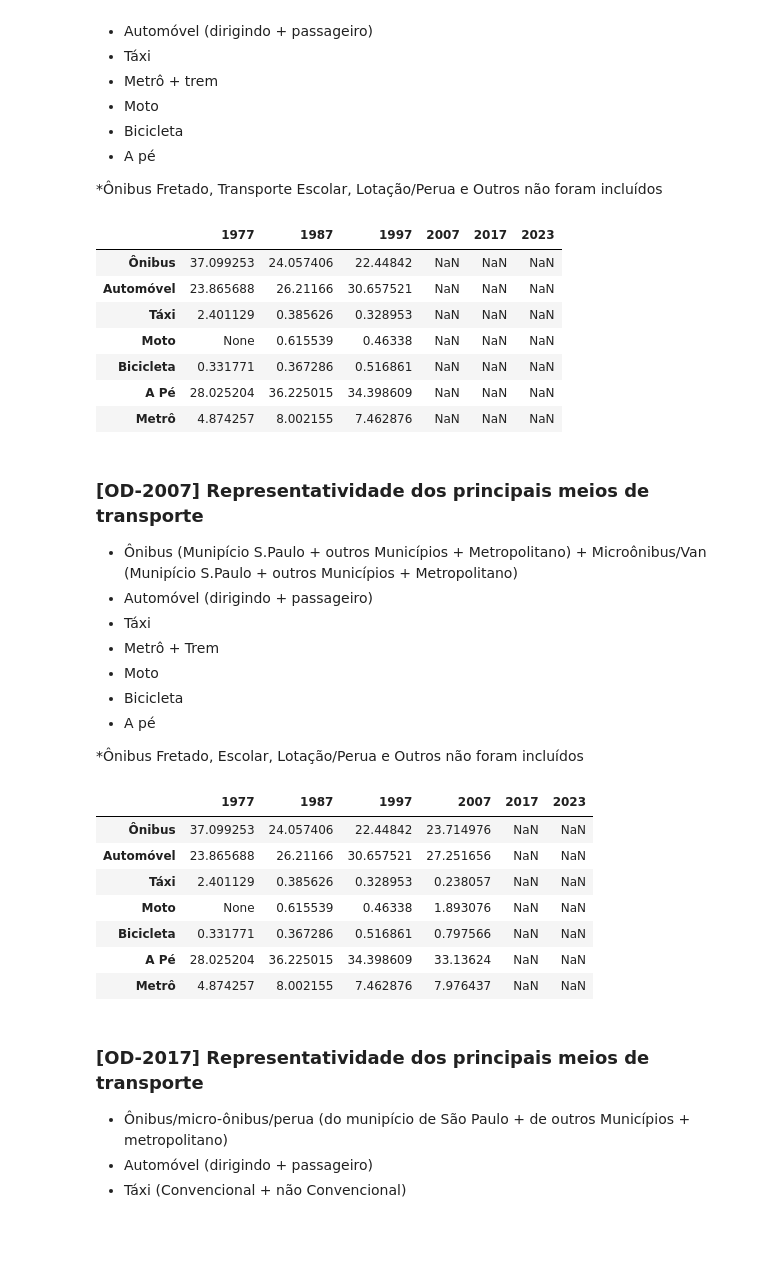
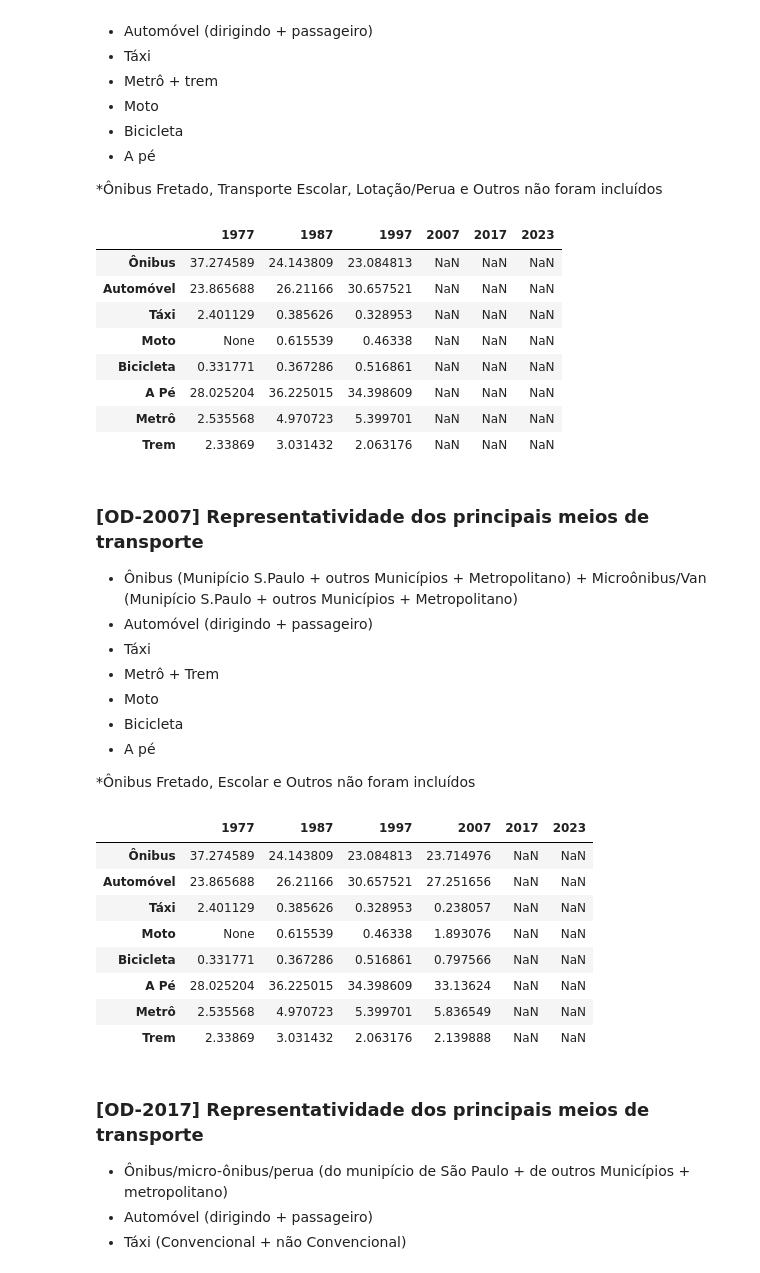
Before and after one commit to gustavo-rmontes/TCC, a Jupyter notebook: analysis_scripts/modes_over_years.ipynb, the cells around one changed output. Saved outputs shown, nothing was run; the diff lists cells and outputs as text; code cells hidden in the pictures; blank space fills up the shorter version.

```diff
--- a/analysis_scripts/modes_over_years.ipynb
+++ b/analysis_scripts/modes_over_years.ipynb
@@ -134,6 +137,7 @@ od_87_modes = {
     "Dirigindo Automóvel": 5,
     "Passageiro de Automóvel": 6,
     "Táxi": 7,
+    "Lotação/Perua": 8,
     "Metrô": 9,
     "Trem": 10,
     "Moto": 11,
@@ -154,13 +158,14 @@ main_modes_percent_87 = {
 main_modes_87_df = pd.DataFrame(main_modes_percent_87, index=["Percentual"]).T
 # %%
 # Adiciona os percentuais ao dataframe de análise final
-final_df.loc["Ônibus", "1987"] = main_modes_87_df.loc["Ônibus Diesel", "Percentual"] + main_modes_87_df.loc["Trólebus", "Percentual"]
+final_df.loc["Ônibus", "1987"] = main_modes_87_df.loc["Ônibus Diesel", "Percentual"] + main_modes_87_df.loc["Trólebus", "Percentual"] + main_modes_87_df.loc["Lotação/Perua", "Percentual"]
 final_df.loc["Automóvel", "1987"] = main_modes_87_df.loc["Dirigindo Automóvel", "Percentual"] + main_modes_87_df.loc["Passageiro de Automóvel", "Percentual"]
 final_df.loc["Táxi", "1987"] = main_modes_87_df.loc["Táxi", "Percentual"]
 final_df.loc["Moto", "1987"] = main_modes_87_df.loc["Moto", "Percentual"]
 final_df.loc["Bicicleta", "1987"] = main_modes_87_df.loc["Bicicleta", "Percentual"]
 final_df.loc["A Pé", "1987"] = main_modes_87_df.loc["A Pé", "Percentual"]
-final_df.loc["Metrô", "1987"] = main_modes_87_df.loc["Metrô", "Percentual"] + main_modes_87_df.loc["Trem", "Percentual"]
+final_df.loc["Metrô", "1987"] = main_modes_87_df.loc["Metrô", "Percentual"]
+final_df.loc["Trem", "1987"] = + main_modes_87_df.loc["Trem", "Percentual"]
 final_df
 # %% [output]
 |  | 1977 | 1987 | 1997 | 2007 | 2017 | 2023 |
@@ -190,6 +196,7 @@ od_97_modes = {
     "Dirigindo Automóvel": 4,
     "Passageiro de Automóvel": 5,
     "Táxi": 6,
+    "Lotação/Perua": 7,
     "Metrô": 8,
     "Trem": 9,
     "Moto": 10,
@@ -210,23 +217,25 @@ main_modes_percent_97 = {
 main_modes_97_df = pd.DataFrame(main_modes_percent_97, index=["Percentual"]).T
 # %%
 # Adiciona os percentuais ao dataframe de análise final
-final_df.loc["Ônibus", "1997"] = main_modes_97_df.loc["Ônibus", "Percentual"]
+final_df.loc["Ônibus", "1997"] = main_modes_97_df.loc["Ônibus", "Percentual"] + main_modes_97_df.loc["Lotação/Perua", "Percentual"]
 final_df.loc["Automóvel", "1997"] = main_modes_97_df.loc["Dirigindo Automóvel", "Percentual"] + main_modes_97_df.loc["Passageiro de Automóvel", "Percentual"]
 final_df.loc["Táxi", "1997"] = main_modes_97_df.loc["Táxi", "Percentual"]
 final_df.loc["Moto", "1997"] = main_modes_97_df.loc["Moto", "Percentual"]
 final_df.loc["Bicicleta", "1997"] = main_modes_97_df.loc["Bicicleta", "Percentual"]
 final_df.loc["A Pé", "1997"] = main_modes_97_df.loc["A Pé", "Percentual"]
-final_df.loc["Metrô", "1997"] = main_modes_97_df.loc["Metrô", "Percentual"] + main_modes_97_df.loc["Trem", "Percentual"]
+final_df.loc["Metrô", "1997"] = main_modes_97_df.loc["Metrô", "Percentual"]
+final_df.loc["Trem", "1997"] = main_modes_97_df.loc["Trem", "Percentual"]
 final_df
 # %% [output]
 |  | 1977 | 1987 | 1997 | 2007 | 2017 | 2023 |
-| Ônibus | 37.099253 | 24.057406 | 22.44842 | NaN | NaN | NaN |
+| Ônibus | 37.274589 | 24.143809 | 23.084813 | NaN | NaN | NaN |
 | Automóvel | 23.865688 | 26.21166 | 30.657521 | NaN | NaN | NaN |
 | Táxi | 2.401129 | 0.385626 | 0.328953 | NaN | NaN | NaN |
 | Moto | None | 0.615539 | 0.46338 | NaN | NaN | NaN |
 | Bicicleta | 0.331771 | 0.367286 | 0.516861 | NaN | NaN | NaN |
 | A Pé | 28.025204 | 36.225015 | 34.398609 | NaN | NaN | NaN |
-| Metrô | 4.874257 | 8.002155 | 7.462876 | NaN | NaN | NaN |
+| Metrô | 2.535568 | 4.970723 | 5.399701 | NaN | NaN | NaN |
+| Trem | 2.33869 | 3.031432 | 2.063176 | NaN | NaN | NaN |
 # %% [markdown]
 ### [OD-2007] Representatividade dos principais meios de transporte
 
@@ -238,7 +247,7 @@ final_df
 - Bicicleta
 - A pé
 
-*Ônibus Fretado, Escolar, Lotação/Perua e Outros não foram incluídos
+*Ônibus Fretado, Escolar e Outros não foram incluídos
 # %%
 # Dict com os modos e valores da col de modoprin
 od_07_modes = {
@@ -272,22 +281,24 @@ main_modes_07_df = pd.DataFrame(main_modes_percent_07, index=["Percentual"]).T
 # %%
 # Adiciona os percentuais ao dataframe de análise final
 final_df.loc["Ônibus", "2007"] = main_modes_07_df.loc["Ônibus Município S.Paulo", "Percentual"] + main_modes_07_df.loc["Ônibus outros Municípios", "Percentual"] + main_modes_07_df.loc["Ônibus Metropolitano", "Percentual"] + main_modes_07_df.loc["Microônibus/Van Município de S.Paulo", "Percentual"] +  main_modes_07_df.loc["Microônibus/Van outros Município", "Percentual"] + main_modes_07_df.loc["Microônibus/Van Metropolitano", "Percentual"]
 final_df.loc["Automóvel", "2007"] = main_modes_07_df.loc["Dirigindo Automóvel", "Percentual"] + main_modes_07_df.loc["Passageiro de Automóvel", "Percentual"]
 final_df.loc["Táxi", "2007"] = main_modes_07_df.loc["Táxi", "Percentual"]
 final_df.loc["Moto", "2007"] = main_modes_07_df.loc["Moto", "Percentual"]
 final_df.loc["Bicicleta", "2007"] = main_modes_07_df.loc["Bicicleta", "Percentual"]
 final_df.loc["A Pé", "2007"] = main_modes_07_df.loc["A pé", "Percentual"]
-final_df.loc["Metrô", "2007"] = main_modes_07_df.loc["Metrô", "Percentual"] + main_modes_07_df.loc["Trem", "Percentual"]
+final_df.loc["Metrô", "2007"] = main_modes_07_df.loc["Metrô", "Percentual"]
+final_df.loc["Trem", "2007"] = main_modes_07_df.loc["Trem", "Percentual"]
 final_df
 # %% [output]
 |  | 1977 | 1987 | 1997 | 2007 | 2017 | 2023 |
-| Ônibus | 37.099253 | 24.057406 | 22.44842 | 23.714976 | NaN | NaN |
+| Ônibus | 37.274589 | 24.143809 | 23.084813 | 23.714976 | NaN | NaN |
 | Automóvel | 23.865688 | 26.21166 | 30.657521 | 27.251656 | NaN | NaN |
 | Táxi | 2.401129 | 0.385626 | 0.328953 | 0.238057 | NaN | NaN |
 | Moto | None | 0.615539 | 0.46338 | 1.893076 | NaN | NaN |
 | Bicicleta | 0.331771 | 0.367286 | 0.516861 | 0.797566 | NaN | NaN |
 | A Pé | 28.025204 | 36.225015 | 34.398609 | 33.13624 | NaN | NaN |
-| Metrô | 4.874257 | 8.002155 | 7.462876 | 7.976437 | NaN | NaN |
+| Metrô | 2.535568 | 4.970723 | 5.399701 | 5.836549 | NaN | NaN |
+| Trem | 2.33869 | 3.031432 | 2.063176 | 2.139888 | NaN | NaN |
 # %% [markdown]
 ### [OD-2017] Representatividade dos principais meios de transporte
 
```
Also changed, not shown: parts of 10 cells of this notebook.
